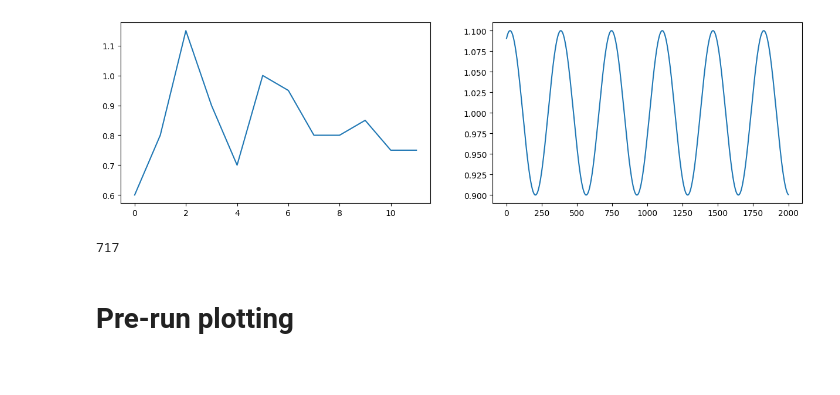
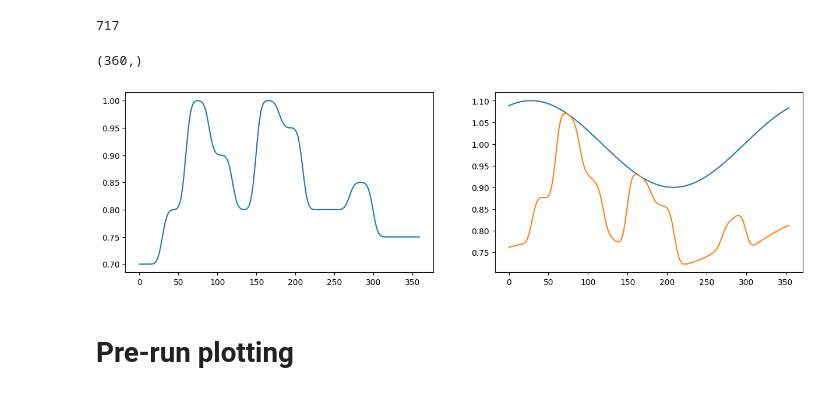
Before and after one commit to blairyeung/Commuting_TSF_SARS-Cov-2_model_master, a Jupyter notebook: Model/Model_fitting.ipynb, the cells around one changed output. Cells and saved outputs as stored; diff of their text form; code cells hidden in the pictures.

Commit message:
Update model

```diff
--- a/Model/Model_fitting.ipynb
+++ b/Model/Model_fitting.ipynb
@@ -17,26 +17,39 @@ def moving_average_compare_vaccine(data, index):
 def compute_sdd(act, predict):
     difference = act - predict
     return np.sum(np.square(difference))
+# %%
+infectiousness = 0.09
+m1 = Model(forecast_days=0, infectiousness=infectiousness)
+m2 = Model(forecast_days=0, infectiousness=infectiousness, prior_immunity=0)
+start_date = datetime.datetime(2020, 1, 15)
+forecast_start_date = datetime.datetime(2022, 1, 1)
+start_date = (forecast_start_date - start_date).days
+print(start_date)
+m1.date = start_date
+# %% [output]
+717
 # %%
-monthly_multipliers = np.array([0.6, 0.8, 1.15, 0.9, 0.7, 1, 0.95, 0.8, 0.8, 0.85, 0.75, 0.75])
+import cv2
+
+monthly_multipliers = np.array([0.7, 0.8, 1, 0.9, 0.8, 1, 0.95, 0.8, 0.8, 0.85, 0.75, 0.75])
+augmented_multiplier = np.zeros(shape=(12 * 30))
+for i in range(12):
+    augmented_multiplier[30 * i:30 * (i+1)] = monthly_multipliers[i]
+
+augmented_multiplier = cv2.GaussianBlur(augmented_multiplier.reshape(augmented_multiplier.shape[0], 1), (31, 31), 0).reshape(augmented_multiplier.shape[0], )
+
+print(augmented_multiplier.shape)
+
+final = Parameters.SEASONALITY[(forecast_start_date - Parameters.OUTBREAK_FIRST_DAY).days:1072] * augmented_multiplier[:1072 - start_date]
+
 plt.figure(figsize=(15, 4))
 plt.subplot(1, 2, 1)
-plt.plot(monthly_multipliers)
+plt.plot(augmented_multiplier)
 plt.subplot(1, 2, 2)
-plt.plot(Parameters.SEASONALITY)
+plt.plot(Parameters.SEASONALITY[(forecast_start_date - Parameters.OUTBREAK_FIRST_DAY).days:1072])
+plt.plot(final)
 plt.show()
 # %% [output]
+(360,)
-[figure, old version]
+[figure, new version]
-# %%
-infectiousness = 0.09
-# infectiousness = 0.008
-m1 = Model(forecast_days=0, infectiousness=infectiousness)
-m2 = Model(forecast_days=0, infectiousness=infectiousness, prior_immunity=0)
-start_date = datetime.datetime(2020, 1, 15)
-forecast_start_date = datetime.datetime(2022, 1, 1)
-start_date = (forecast_start_date - start_date).days
-print(start_date)
-m1.date = start_date
-# %% [output]
-717
 # %%
```
Also changed, not shown: parts of 17 cells of this notebook, 12 other files.
